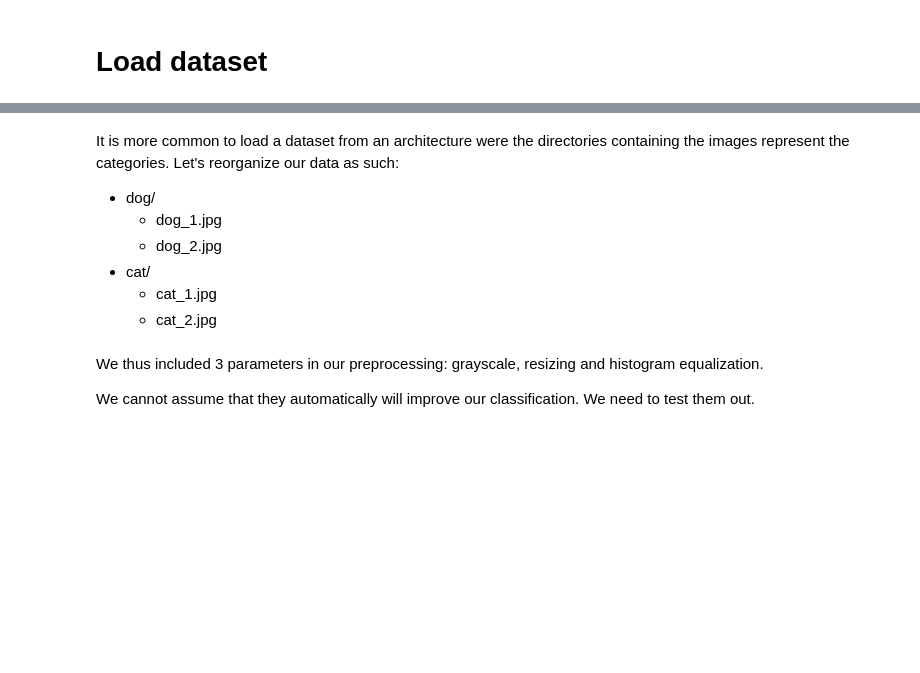
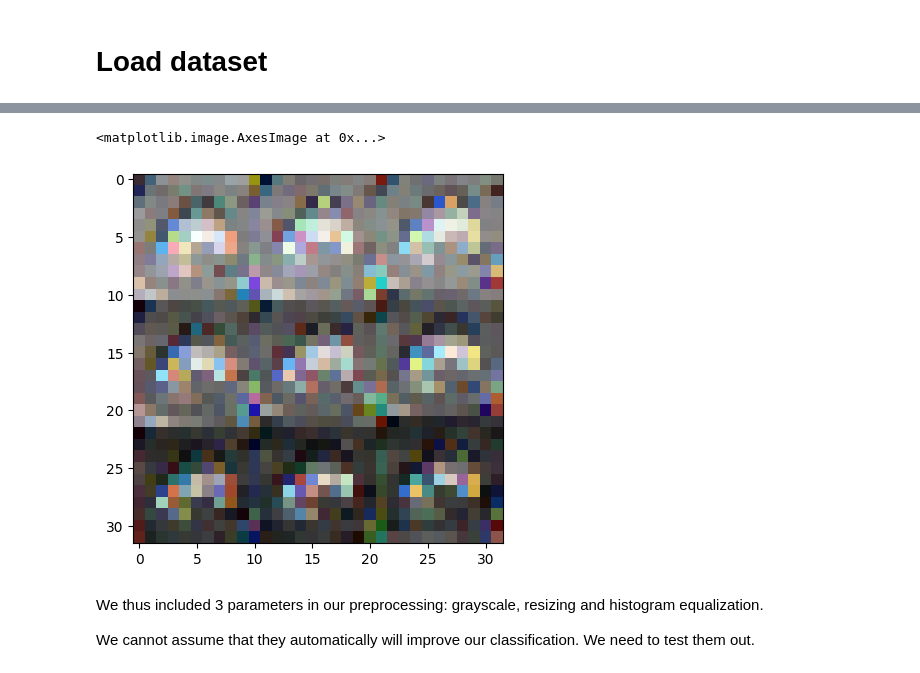
Before and after one commit to quillaur/apprendre_python, a Jupyter notebook: data_science/computer_vision/image_classification_sklearn.ipynb, the cells around one changed output, grey strips where cells are left out. Cells and saved outputs as stored; diff of their text form; code cells hidden in the pictures; blank space fills up the shorter version.

```diff
--- a/data_science/computer_vision/image_classification_sklearn.ipynb
+++ b/data_science/computer_vision/image_classification_sklearn.ipynb
@@ -14,9 +11,0 @@ with open("data_path.txt", "r") as f:
-# %% [markdown]
-It is more common to load a dataset from an architecture were the directories containing the images represent the categories.
-Let's reorganize our data as such:
-* dog/
-    * dog_1.jpg
-    * dog_2.jpg
-* cat/
-    * cat_1.jpg
-    * cat_2.jpg
@@ -62 +14,8 @@ from skimage.exposure import equalize_hist
+# %%
+X = X.reshape((20000, 32 , 32, 3))
+# %%
+plt.imshow(X[0])
+# %% [output]
+<matplotlib.image.AxesImage at 0x...>
+[figure, added]
 # %%
```
Also changed, not shown: parts of 7 cells of this notebook, 1 other file.
